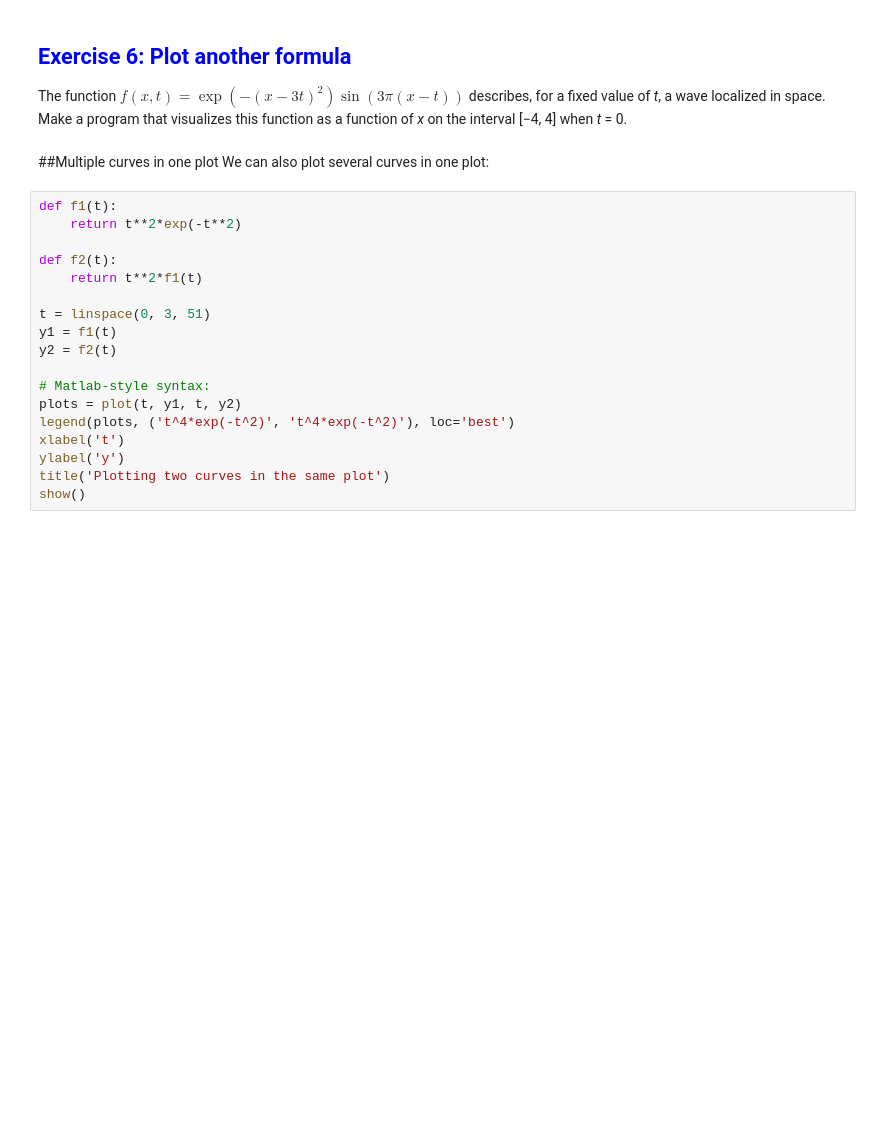
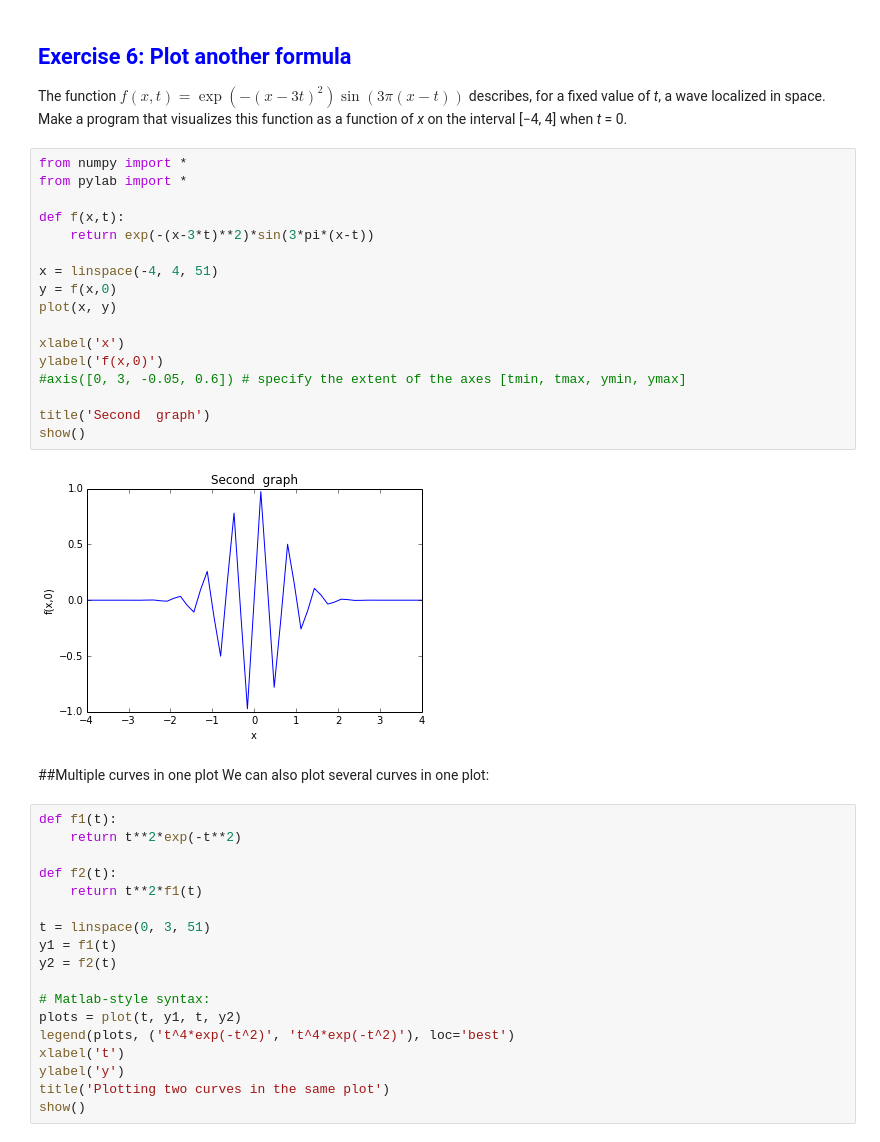
Before and after one commit to par15/Introduction-to-Python-programming-for-MPECDT, a Jupyter notebook: notebook/Python-4.ipynb, the cells around one changed output. Cells and saved outputs as stored; diff of their text form; blank space fills up the shorter version.

```diff
--- a/notebook/Python-4.ipynb
+++ b/notebook/Python-4.ipynb
@@ -315,6 +338,25 @@ The function</br></br>
 $f(x, t) = \exp(-(x - 3t)^2)\sin(3\pi(x - t))$
 </br></br>
 describes, for a fixed value of *t*, a wave localized in space. Make a program that visualizes this function as a function of *x* on the interval [−4, 4] when *t* = 0.
+# %%
+from numpy import *
+from pylab import *
+
+def f(x,t):
+    return exp(-(x-3*t)**2)*sin(3*pi*(x-t))
+
+x = linspace(-4, 4, 51)
+y = f(x,0)
+plot(x, y)
+
+xlabel('x')
+ylabel('f(x,0)')
+#axis([0, 3, -0.05, 0.6]) # specify the extent of the axes [tmin, tmax, ymin, ymax]
+
+title('Second  graph')
+show()
+# %% [output]
+[figure, added]
 # %% [markdown]
 ##Multiple curves in one plot
 We can also plot several curves in one plot:
```
Also changed, not shown: parts of 4 cells of this notebook.
